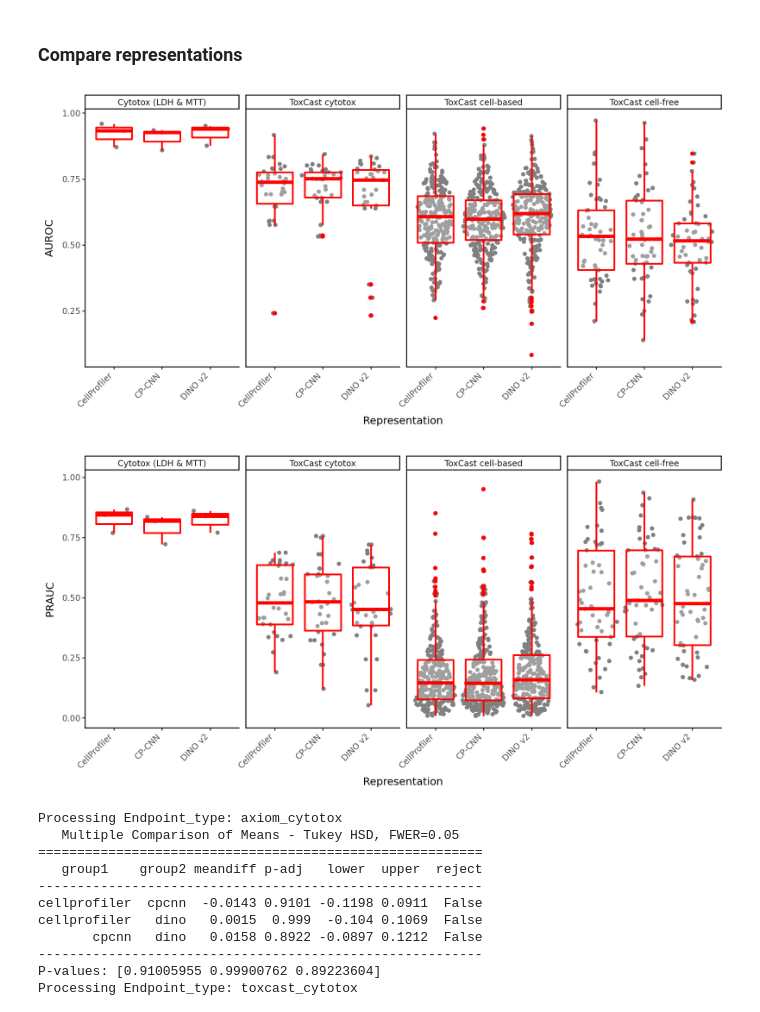
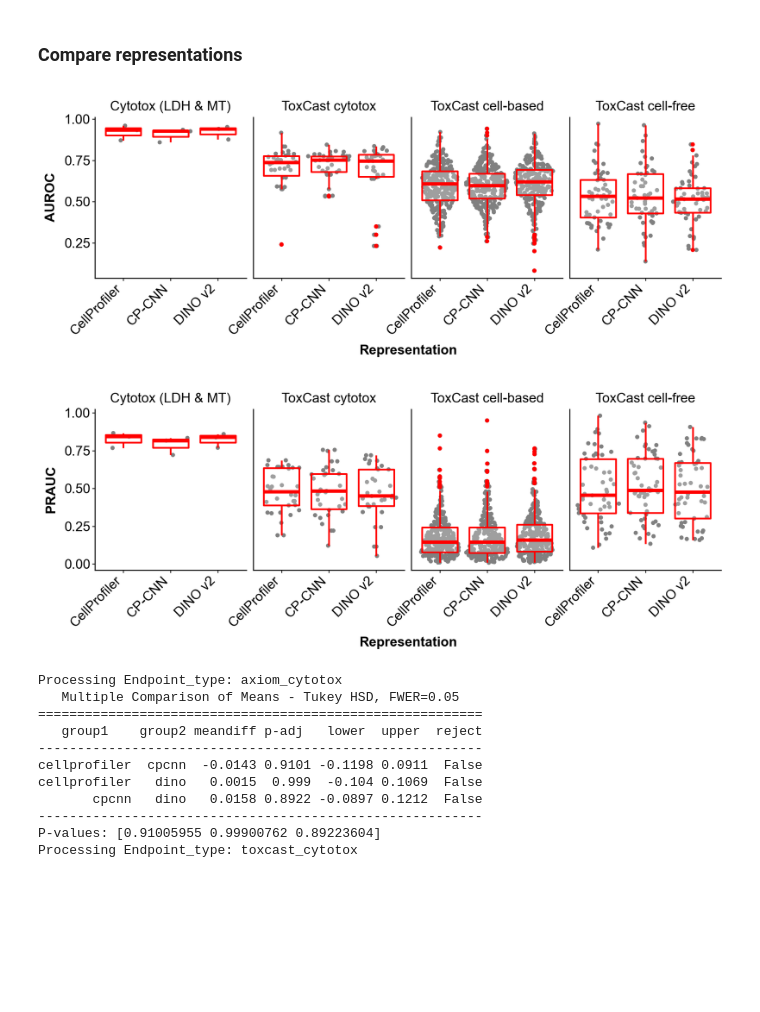
Before and after one commit to jessica-ewald/2024_09_09_Axiom_OASIS, a Jupyter notebook: 2_downstream_analysis/manuscript_notebooks/3_2_2_compare_concs_reps.ipynb, the cells around one changed output. Saved outputs shown, nothing was run; the diff lists cells and outputs as text; code cells hidden in the pictures; blank space fills up the shorter version.

Commit message:
update figure font size

```diff
--- a/2_downstream_analysis/manuscript_notebooks/3_2_2_compare_concs_reps.ipynb
+++ b/2_downstream_analysis/manuscript_notebooks/3_2_2_compare_concs_reps.ipynb
@@ -204,13 +218,13 @@ pred_pandas['Endpoint_type'] = pd.Categorical(
     ordered=True
 )
 # %%
-from plotnine import ggplot, aes, geom_sina, geom_boxplot, labs, theme_classic, position_dodge, facet_wrap, theme, element_text, scale_x_discrete
+from plotnine import ggplot, aes, geom_sina, geom_boxplot, labs, theme_classic, position_dodge, facet_wrap, theme, element_text, scale_x_discrete, element_rect
 import plotnine as pn
 
-pn.options.figure_size = (10, 5)
+pn.options.figure_size = (10, 4)
 
 custom_labels = {
-    "axiom_cytotox": "Cytotox (LDH & MTT)",
+    "axiom_cytotox": "Cytotox (LDH & MT)",
     "toxcast_cytotox": "ToxCast cytotox",
     "toxcast_cellbased": "ToxCast cell-based",
     "toxcast_cellfree": "ToxCast cell-free",
@@ -221,37 +235,51 @@ def label_func(label_dict):
 plot = (
     ggplot(pred_pandas, aes(x='Feat_type', y='AUROC'))
     + geom_sina(color="grey")
     + geom_boxplot(color="red", alpha=0.25, size=1)
     + facet_wrap("Endpoint_type", ncol=4, labeller=label_func(custom_labels))
     + labs(x='Representation', y='AUROC')
     + theme_classic()
-    + theme(axis_text_x=element_text(angle=45, hjust=1))
+    + theme(
+        axis_text_x=element_text(angle=45, hjust=1, color='black', size=14, family='Arial'),
+        axis_text_y=element_text(color='black', size=14, family='Arial'),
+        axis_title_x=element_text(size=14, color='black', weight='bold', family='Arial'),
+        axis_title_y=element_text(size=14, color='black', weight='bold', family='Arial'),
+        strip_text_x=element_text(size=14, color='black', family='Arial'),
+        strip_background=element_rect(fill=None, color='white', size=None, linetype=None),
+        )
     + scale_x_discrete(labels={
         "cellprofiler": "CellProfiler",
         "dino": "DINO v2",
         "cpcnn": "CP-CNN"
     })
 )
 plot.show()
 
 plot = (
     ggplot(pred_pandas, aes(x='Feat_type', y='PRAUC'))
     + geom_sina(color="grey")
     + geom_boxplot(color="red", alpha=0.25, size=1)
     + facet_wrap("Endpoint_type", ncol=4, labeller=label_func(custom_labels))
     + labs(x='Representation', y='PRAUC')
     + theme_classic()
-    + theme(axis_text_x=element_text(angle=45, hjust=1))
+    + theme(
+        axis_text_x=element_text(angle=45, hjust=1, color='black', size=14, family='Arial'),
+        axis_text_y=element_text(color='black', size=14, family='Arial'),
+        axis_title_x=element_text(size=14, color='black', weight='bold', family='Arial'),
+        axis_title_y=element_text(size=14, color='black', weight='bold', family='Arial'),
+        strip_text_x=element_text(size=14, color='black', family='Arial'),
+        strip_background=element_rect(fill=None, color='white', size=None, linetype=None),
+        )
     + scale_x_discrete(labels={
         "cellprofiler": "CellProfiler",
         "dino": "DINO v2",
         "cpcnn": "CP-CNN"
     })
 )
 plot.show()
 # %% [output]
-[figure, old version]
+[figure, new version]
-[figure, old version]
+[figure, new version]
 # %%
 warnings.filterwarnings("ignore")
 
```
Also changed, not shown: parts of 1 cell of this notebook, 9 other files.
